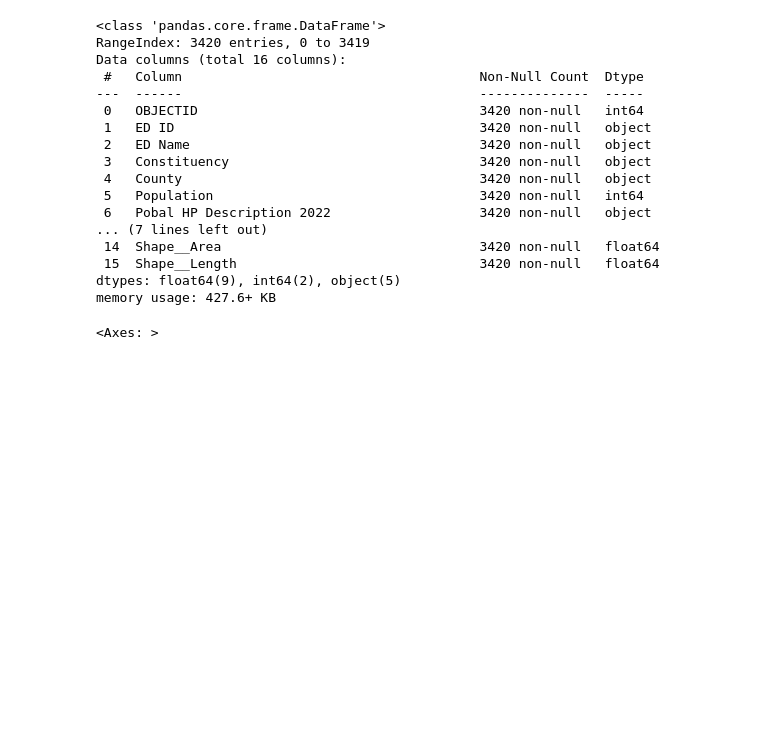
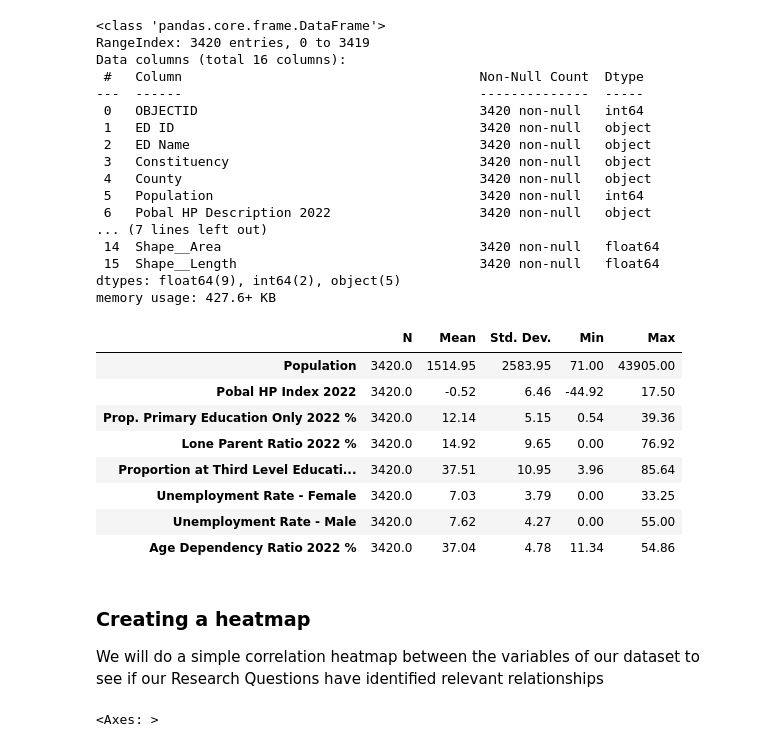
Before and after one commit to ainaacm/Python-Introduction, a Jupyter notebook: RQ3 - Aina.ipynb, the cells around one changed output. Cells and saved outputs as stored; diff of their text form; code cells hidden in the pictures; blank space fills up the shorter version.

```diff
--- a/RQ3 - Aina.ipynb
+++ b/RQ3 - Aina.ipynb
@@ -37,32 +37,44 @@ memory usage: 427.6+ KB
 # %%
 vars_of_interest = [
     "Population",
     "Pobal HP Index 2022",
     "Prop. Primary Education Only 2022 %",
     "Lone Parent Ratio 2022 %",
     "Proportion at Third Level Education 2016 %",
     "Unemployment Rate - Female",
     "Unemployment Rate - Male",
     "Age Dependency Ratio 2022 %"
 ]
 
 desc_table = deprivation[vars_of_interest].describe().T
 
 desc_table = desc_table[["count", "mean", "std", "min", "max"]]
 
 desc_table = desc_table.rename(columns={
     "count": "N",
     "mean": "Mean",
     "std": "Std. Dev.",
     "min": "Min",
     "max": "Max"
 })
 
 desc_table = desc_table.round(2)
 
 desc_table
-
-desc_table.to_latex("descriptive_statistics.tex")
+# %% [output]
+|  | N | Mean | Std. Dev. | Min | Max |
+| Population | 3420.0 | 1514.95 | 2583.95 | 71.00 | 43905.00 |
+| Pobal HP Index 2022 | 3420.0 | -0.52 | 6.46 | -44.92 | 17.50 |
+| Prop. Primary Education Only 2022 % | 3420.0 | 12.14 | 5.15 | 0.54 | 39.36 |
+| Lone Parent Ratio 2022 % | 3420.0 | 14.92 | 9.65 | 0.00 | 76.92 |
+| Proportion at Third Level Educati... | 3420.0 | 37.51 | 10.95 | 3.96 | 85.64 |
+| Unemployment Rate - Female | 3420.0 | 7.03 | 3.79 | 0.00 | 33.25 |
+| Unemployment Rate - Male | 3420.0 | 7.62 | 4.27 | 0.00 | 55.00 |
+| Age Dependency Ratio 2022 % | 3420.0 | 37.04 | 4.78 | 11.34 | 54.86 |
+# %% [markdown]
+### Creating a heatmap
+
+We will do a simple correlation heatmap between the variables of our dataset to see if our Research Questions have identified relevant relationships
 # %%
 sns.heatmap(deprivation[['Population', 'Age Dependency Ratio 2022 %', 'Lone Parent Ratio 2022 %', 'Prop. Primary Education Only 2022 %', 'Proportion at Third Level Education 2016 %', 'Unemployment Rate - Male', 'Unemployment Rate - Female']].corr(), annot=True, cmap='coolwarm')
 # %% [output]
```
Also changed, not shown: parts of 4 cells of this notebook, 1 other file.
